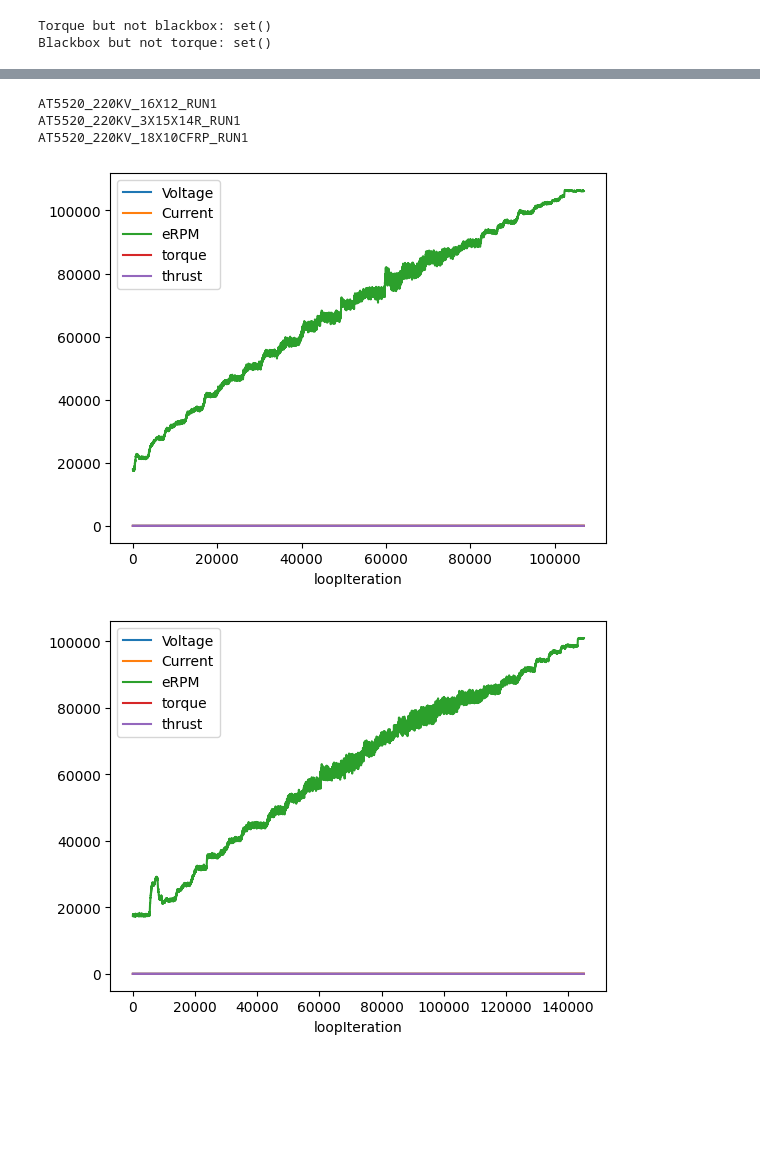
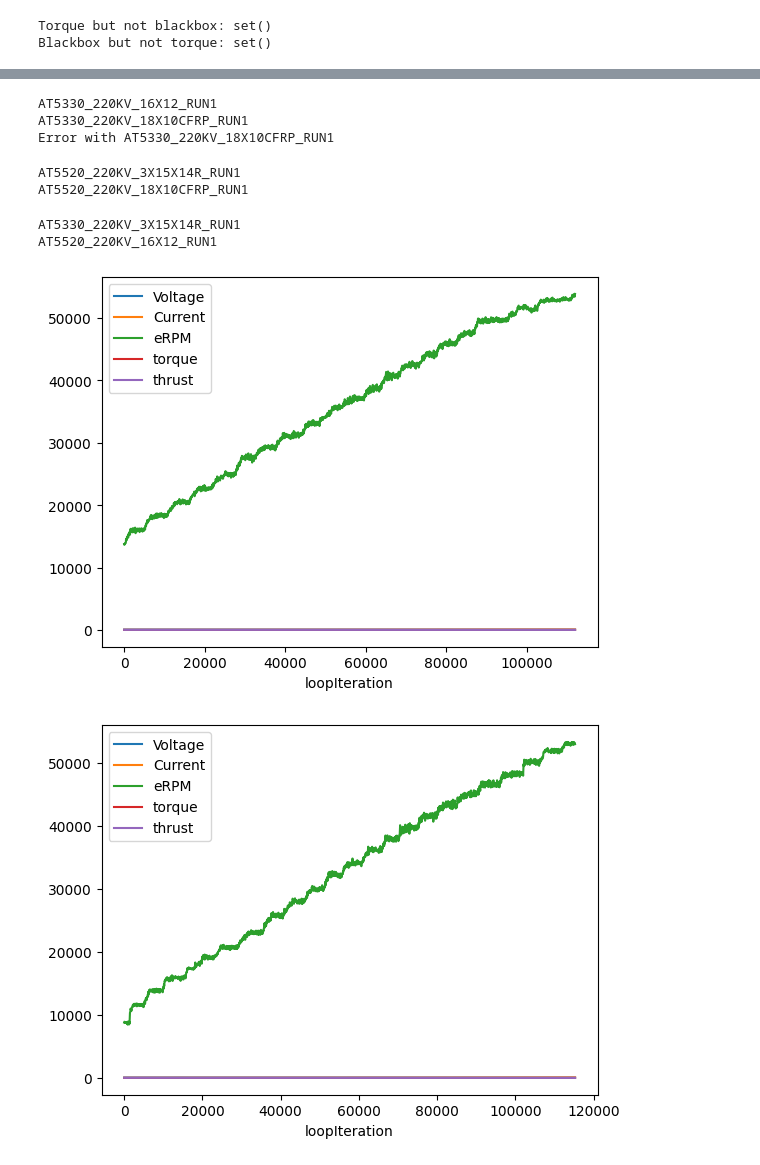
Before and after one commit to SanderGi/DesignBuildFly, a Jupyter notebook: python_tools/eda/thrustStand_year2_4.ipynb, the cells around one changed output, grey strips where cells are left out. Drawn from its saved outputs; the diff is of its cells as text; code cells hidden in the pictures; blank space fills up the shorter version.

```diff
--- a/python_tools/eda/thrustStand_year2_4.ipynb
+++ b/python_tools/eda/thrustStand_year2_4.ipynb
@@ -115,7 +115,12 @@ for name in list(common_dfs):
 
     df = blackbox_dfs[name][BLACKBOX_COLS].copy()
     first_peak = df['Current'].idxmax() #df['Current'].gt(df['Current'].mean() * 4).idxmax()
-    last_peak = df['Current'].iloc[int(first_peak)+2000:].idxmax()
+    try:
+        last_peak = df['Current'].iloc[int(first_peak)+2000:].idxmax()
+    except:
+        print('Error with', name)
+        first_peak = 400
+        last_peak = df['Current'].iloc[400:].idxmax()
     df = df.iloc[first_peak+200:last_peak-200]
     df.reset_index(drop=True, inplace=True)
 
@@ -137,35 +142,39 @@ for name in list(common_dfs):
     df = pd.merge_asof(df, df_torque, left_on='loopIteration', right_on='loopIteration', direction='nearest')
 
     for col in METADATA:
         df[col] = metadata[col]
 
     df = df[['loopIteration'] + BLACKBOX_COLS + TORQUE_COLS + METADATA]
     df.to_csv(OUTPUT_DIR + "/" + name + ".csv", index=False)
     df.plot(x='loopIteration')
     plt.savefig(OUTPUT_DIR + "/" + name + ".png")
 
     df_bucketed_by_current = df.groupby(pd.cut(df['Current'], bins=20)).mean()
     df_bucketed_by_current.drop(columns=['loopIteration'], inplace=True)
     df_bucketed_by_current.to_csv(OUTPUT_DIR + "/" + name + "_bucketed_by_current.csv")
 
     df_bucketed_by_voltage = df.groupby(pd.cut(df['Voltage'], bins=20)).mean()
     df_bucketed_by_voltage.drop(columns=['loopIteration'], inplace=True)
     df_bucketed_by_voltage.to_csv(OUTPUT_DIR + "/" + name + "_bucketed_by_voltage.csv")
 
     df_bucketed_by_torque = df.groupby(pd.cut(df['torque'], bins=20)).mean()
     df_bucketed_by_torque.drop(columns=['loopIteration'], inplace=True)
     df_bucketed_by_torque.to_csv(OUTPUT_DIR + "/" + name + "_bucketed_by_torque.csv")
 
     df_bucketed_by_thrust = df.groupby(pd.cut(df['thrust'], bins=20)).mean()
     df_bucketed_by_thrust.drop(columns=['loopIteration'], inplace=True)
     df_bucketed_by_thrust.to_csv(OUTPUT_DIR + "/" + name + "_bucketed_by_thrust.csv")
 
     df_bucketed_by_time = df.groupby(pd.cut(df['loopIteration'], bins=20)).mean()
     df_bucketed_by_time.drop(columns=['loopIteration'], inplace=True)
     df_bucketed_by_time.to_csv(OUTPUT_DIR + "/" + name + "_bucketed_by_time.csv")
 # %% [output]
-AT5520_220KV_16X12_RUN1
-AT5520_220KV_3X15X14R_RUN1
-AT5520_220KV_18X10CFRP_RUN1
+AT5330_220KV_16X12_RUN1
+AT5330_220KV_18X10CFRP_RUN1
+Error with AT5330_220KV_18X10CFRP_RUN1
+AT5520_220KV_3X15X14R_RUN1
+AT5520_220KV_18X10CFRP_RUN1
+AT5330_220KV_3X15X14R_RUN1
+AT5520_220KV_16X12_RUN1
-[figure, old version]
+[figure, new version]
-[figure, old version]
+[figure, new version]
```
Also changed, not shown: parts of 7 cells of this notebook.
